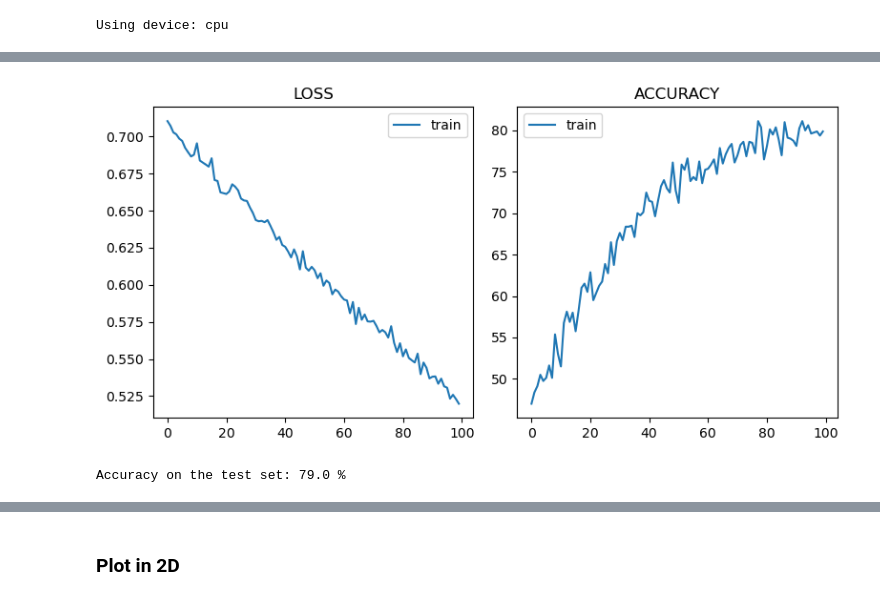
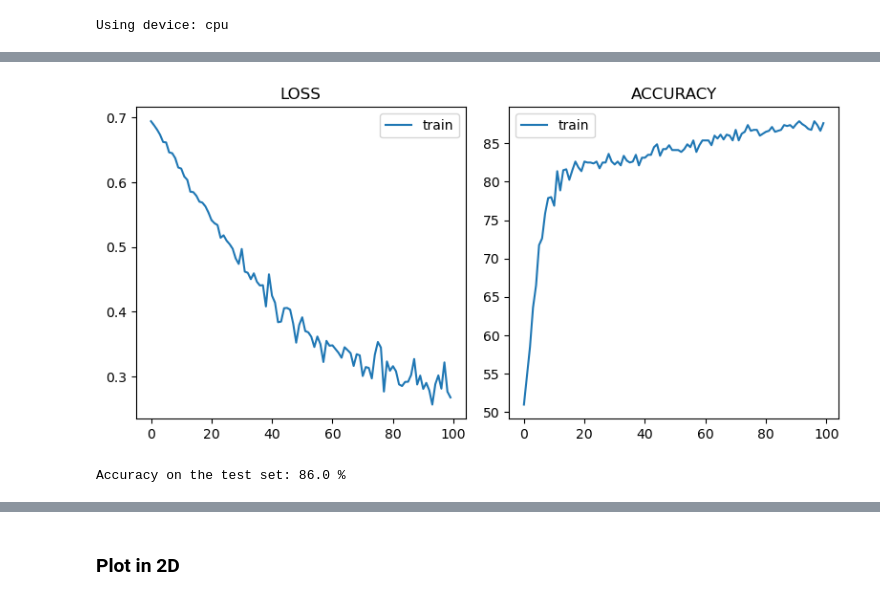
Before and after one commit to MadsBirch/bayesian-active-learning, a Jupyter notebook: notebooks/1.0 - TwoMoonsEDA.ipynb, the cells around one changed output, grey strips where cells are left out. Saved outputs shown, nothing was run; the diff lists cells and outputs as text; code cells hidden in the pictures.

```diff
--- a/notebooks/1.0 - TwoMoonsEDA.ipynb
+++ b/notebooks/1.0 - TwoMoonsEDA.ipynb
@@ -51,10 +54,10 @@ Using device: cpu
 import torch.optim as optim
 
 moons = make_moons(n_samples=1000, noise = 0.2)
-trainloader, testloader = get_dataloaders(moons, 800, 0.2)
+trainloader, testloader = get_dataloaders(moons, batch_size = 256, val_split = 0.2, return_idx = True)
 
 lr = 1e-4
-model = MLP()
+model = MLP(drop_out=0.2)
 optimizer = optim.Adam(model.parameters(), lr = lr)
 
 train(model, trainloader, optimizer, device, num_epochs=100, plot = True)
@@ -81,5 +84,5 @@ Epoch:  99 | Train Loss: 0.52 | Train Acc: 79.9%
-[figure, old version]
+[figure, new version]
-Accuracy on the test set: 79.0 %
+Accuracy on the test set: 86.0 %
 # %%
 moons = make_moons(n_samples=1000, noise = 0.2)
 trainloader, testloader = get_dataloaders(moons, 256, 0.2)
```
Also changed, not shown: parts of 14 cells of this notebook, 6 other files.
